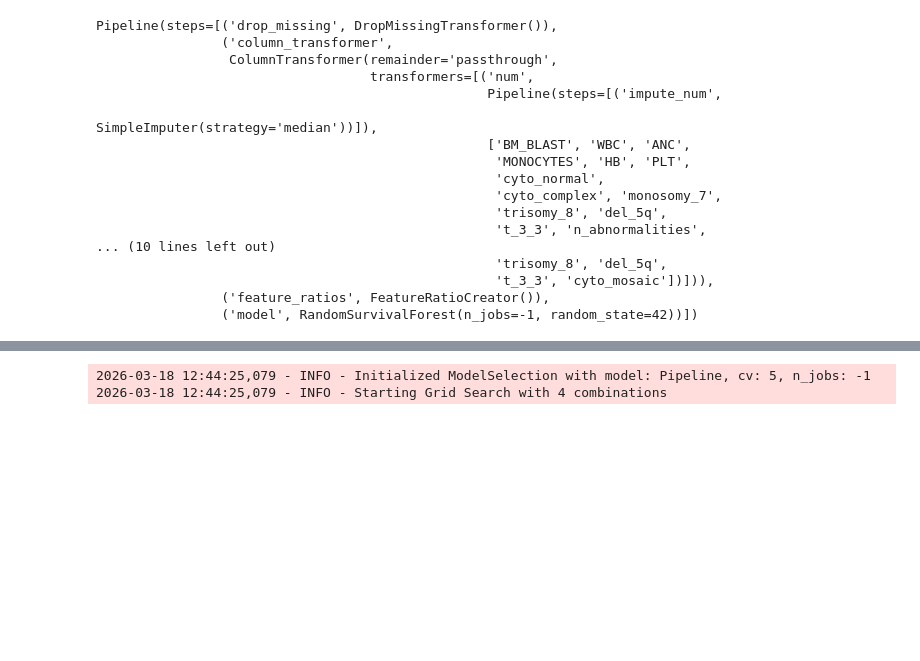
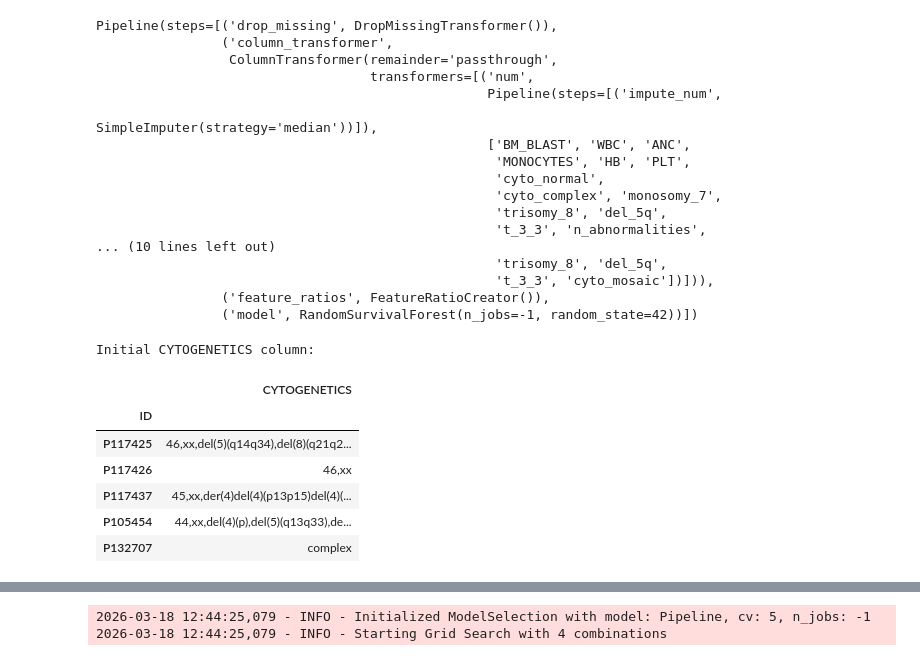
Before and after one commit to od121212/Leukemia-Survival-Rate, a Jupyter notebook: Sandbox OD&Roro.ipynb, the cells around one changed output, grey strips where cells are left out. Saved outputs shown, nothing was run; the diff lists cells and outputs as text; code cells hidden in the pictures; blank space fills up the shorter version.

```diff
--- a/Sandbox OD&Roro.ipynb
+++ b/Sandbox OD&Roro.ipynb
@@ -95,3 +95,16 @@ Pipeline(steps=[('drop_missing', DropMissingTransformer()),
                                                    't_3_3', 'cyto_mosaic'])])),
                 ('feature_ratios', FeatureRatioCreator()),
                 ('model', RandomSurvivalForest(n_jobs=-1, random_state=42))])
+# %%
+#example of the transformation made on cytogenetics
+print("Initial CYTOGENETICS column:")
+df.loc[["P117425", "P117426", "P117437", "P105454", "P132707"],["CYTOGENETICS"]].head()
+# %% [output]
+Initial CYTOGENETICS column:
+|  | CYTOGENETICS |
+| ID |  |
+| P117425 | 46,xx,del(5)(q14q34),del(8)(q21q2... |
+| P117426 | 46,xx |
+| P117437 | 45,xx,der(4)del(4)(p13p15)del(4)(... |
+| P105454 | 44,xx,del(4)(p),del(5)(q13q33),de... |
+| P132707 | complex |
```
Also changed, not shown: parts of 1 cell of this notebook.
